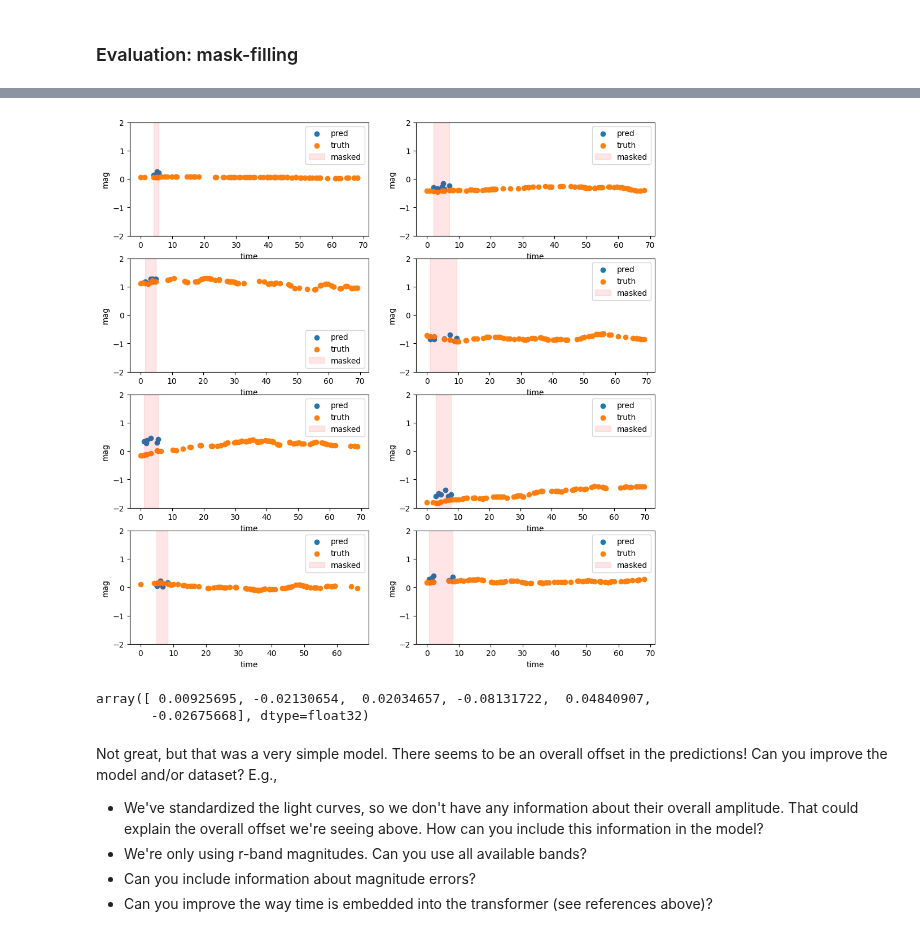
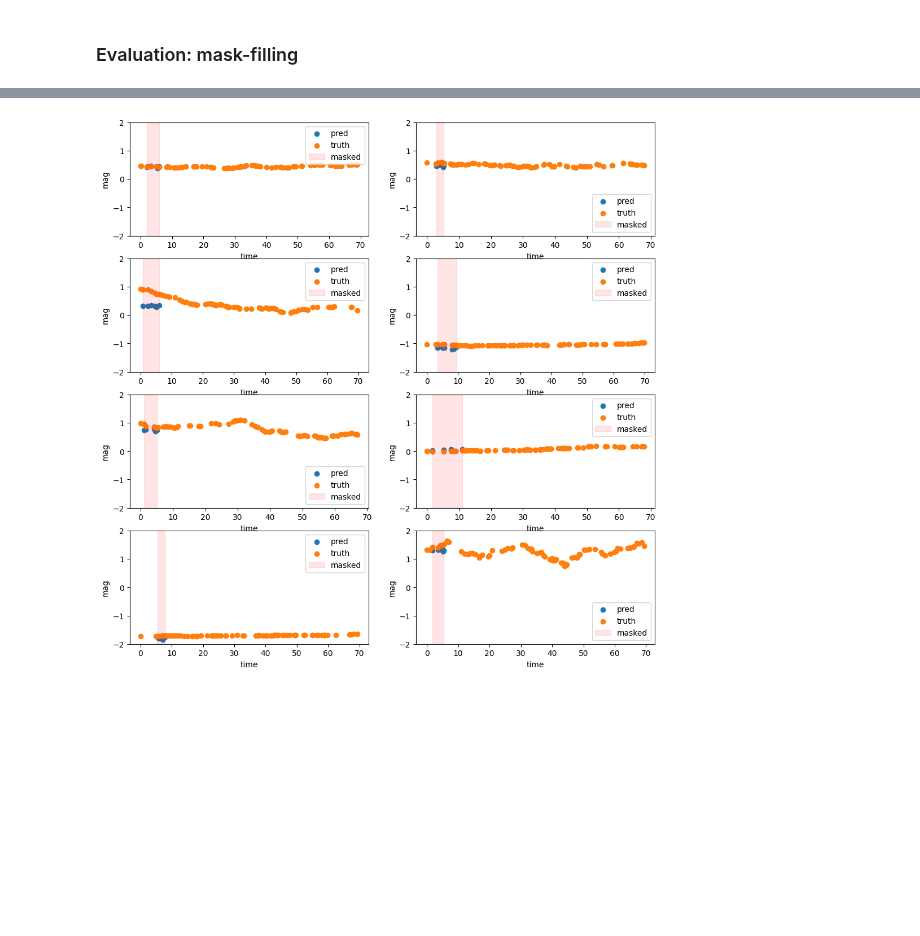
Before and after one commit to ThomasHelfer/multimodal-supernovae, a Jupyter notebook: pretraining.ipynb, the cells around one changed output, grey strips where cells are left out. Drawn from its saved outputs; the diff is of its cells as text; code cells hidden in the pictures; blank space fills up the shorter version.

Commit message:
Added new plotting function

```diff
--- a/pretraining.ipynb
+++ b/pretraining.ipynb
@@ -163,7 +160,7 @@ mlce = MaskedLightCurveEncoder(
     f_mask=0.15,
     lr=6e-4,
     transformer_kwargs={
-        "n_out": len(datas[0]),
+        "n_out": 80,
         "emb": 256,
         "heads": 4,
         "depth": 12,
@@ -212,5 +210,2 @@ SLURM auto-requeueing enabled. Setting signal handlers.
 # %% [markdown]
 ### Evaluation: mask-filling
-# %%
-mlce = mlce.eval()
-mlce.cpu();
@@ -226,63 +212,4 @@ plt.scatter(time_test[10], mag_test[10])
-# %%
-fig, ax = plt.subplots(4, 2, figsize=(12, 12))
-
-for i in range(4):
-    for j in range(2):
-        ii = i * 2 + j
-
-        fill_min, fill_max = 2, 7  # Mask out observations from fill_min to fill_max
-        mask_tofill = mask_test[ii : ii + 1].clone()
-
-        # Remove zero-padded, masked out elements
-        mag_truth = mag_test[ii : ii + 1].clone()[mask_test[ii : ii + 1]]
-        mag_test_in = mag_test[ii : ii + 1].clone()[mask_test[ii : ii + 1]]
-        time_test_in = time_test[ii : ii + 1].clone()[mask_test[ii : ii + 1]]
-
-        inds_sort = torch.argsort(time_test_in)
-        mag_truth = mag_truth[inds_sort]
-        mag_test_in = mag_test_in[inds_sort]
-        time_test_in = time_test_in[inds_sort]
-
-        mask_tofill[:, fill_min : fill_max + 1] = False
-        mag_test_in[fill_min : fill_max + 1] = 0
-
-        mag_pred = (
-            mlce(
-                mag_test_in[None, ...], time_test_in[None, ...], mask_test[ii : ii + 1]
-            )[0]
-            .detach()
-            .numpy()[fill_min : fill_max + 1]
-        )
-
-        ax[i, j].scatter(time_test_in[fill_min : fill_max + 1], mag_pred, label="pred")
-        ax[i, j].scatter(time_test_in, mag_truth, label="truth")
-
-        # Mark the masked observations; if fill_[min/max] is bigger than the number of observations, make it the length of the observations
-        fill_min = min(fill_min, len(time_test_in) - 1)
-        fill_max = min(fill_max, len(time_test_in) - 1)
-
-        ax[i, j].axvspan(
-            time_test_in[fill_min],
-            time_test_in[fill_max],
-            alpha=0.1,
-            color="red",
-            label="masked",
-        )
-        ax[i, j].legend()
-
-        ax[i, j].set_xlabel("time")
-        ax[i, j].set_ylabel("mag")
-        ax[i, j].set_ylim([-2, 2])
-# %% [output]
-[figure, removed]
-# %%
-mag_pred
-# %% [output]
-array([ 0.00925695, -0.02130654,  0.02034657, -0.08131722,  0.04840907,
-       -0.02675668], dtype=float32)
-# %% [markdown]
-Not great, but that was a very simple model. There seems to be an overall offset in the predictions! Can you improve the model and/or dataset? E.g.,
-- We've standardized the light curves, so we don't have any information about their overall amplitude. That could explain the overall offset we're seeing above. How can you include this information in the model?
-- We're only using r-band magnitudes. Can you use all available bands?
-- Can you include information about magnitude errors?
-- Can you improve the way time is embedded into the transformer (see references above)?
+# %%
+plot_masked_pretraining_model(mlce, val_loader, None)
+# %% [output]
+[figure, added]
```
Also changed, not shown: parts of 5 cells of this notebook, 2 other files.
